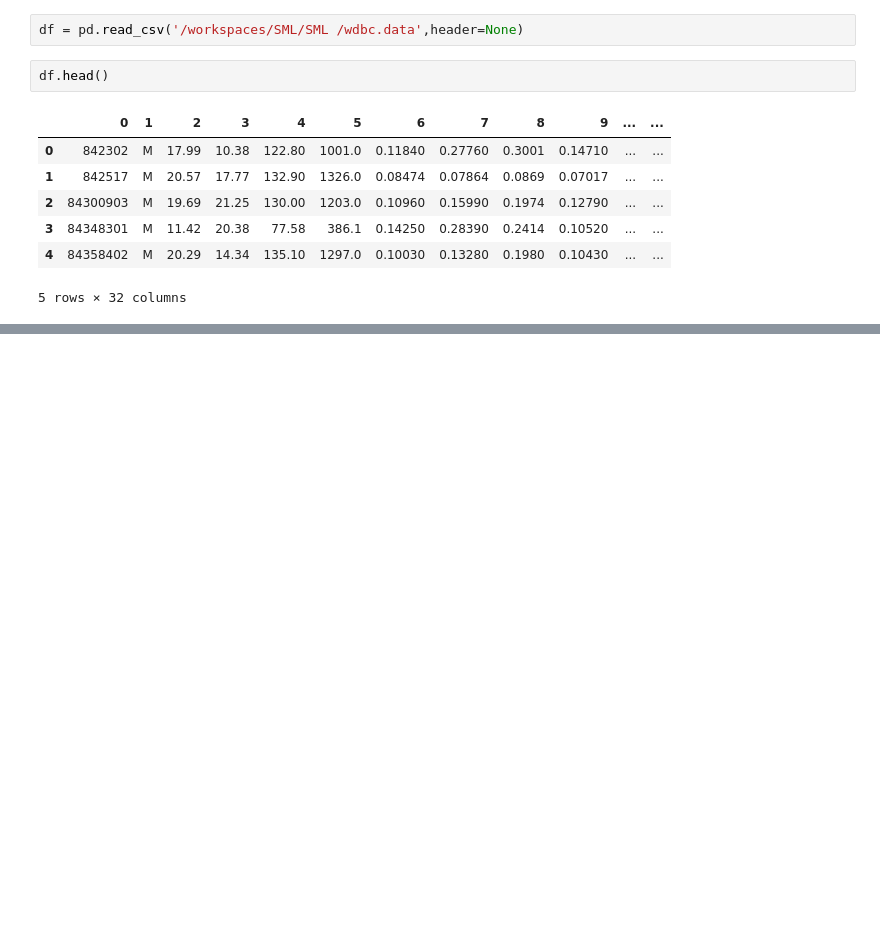
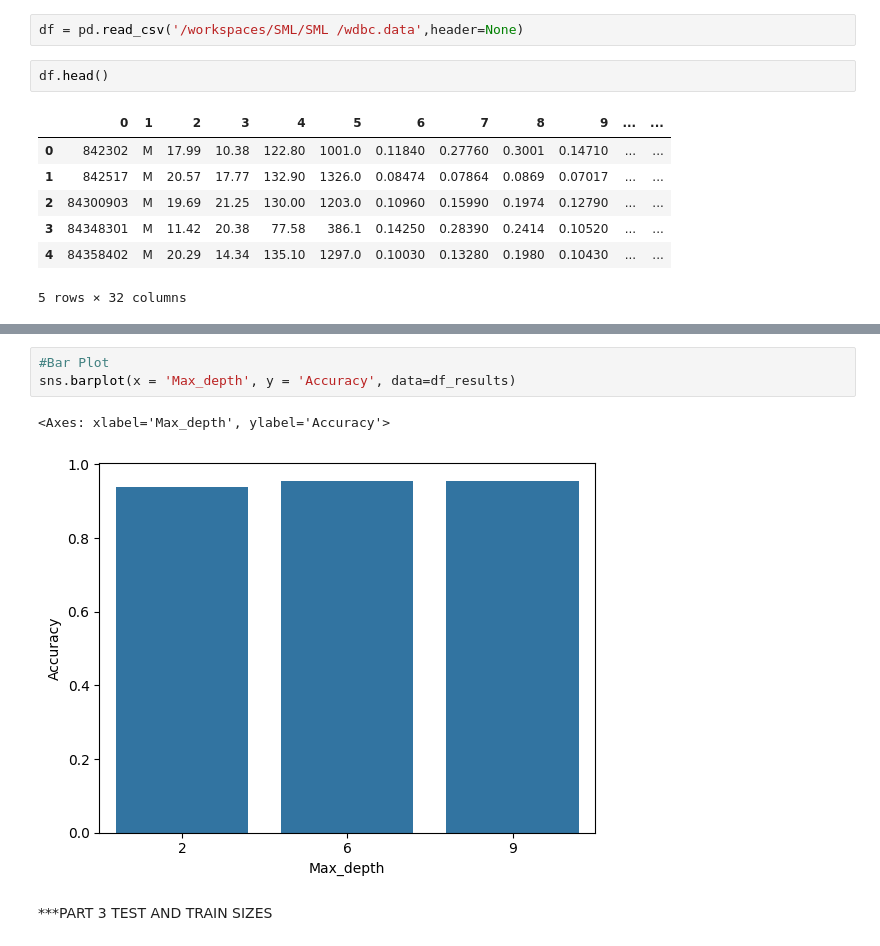
Before and after one commit to anmolS-1104/SML, a Jupyter notebook: SML /Exp 6 part2.ipynb, the cells around one changed output, grey strips where cells are left out. Drawn from its saved outputs; the diff is of its cells as text; blank space fills up the shorter version.

```diff
--- a/SML /Exp 6 part2.ipynb
+++ b/SML /Exp 6 part2.ipynb
@@ -118,0 +153,8 @@ weighted avg       0.95      0.95      0.95       143
+# %%
+#Bar Plot
+sns.barplot(x = 'Max_depth', y = 'Accuracy', data=df_results)
+# %% [output]
+<Axes: xlabel='Max_depth', ylabel='Accuracy'>
+[figure, added]
+# %% [markdown]
+***PART 3 TEST AND TRAIN SIZES
```
Also changed, not shown: parts of 19 cells of this notebook.
